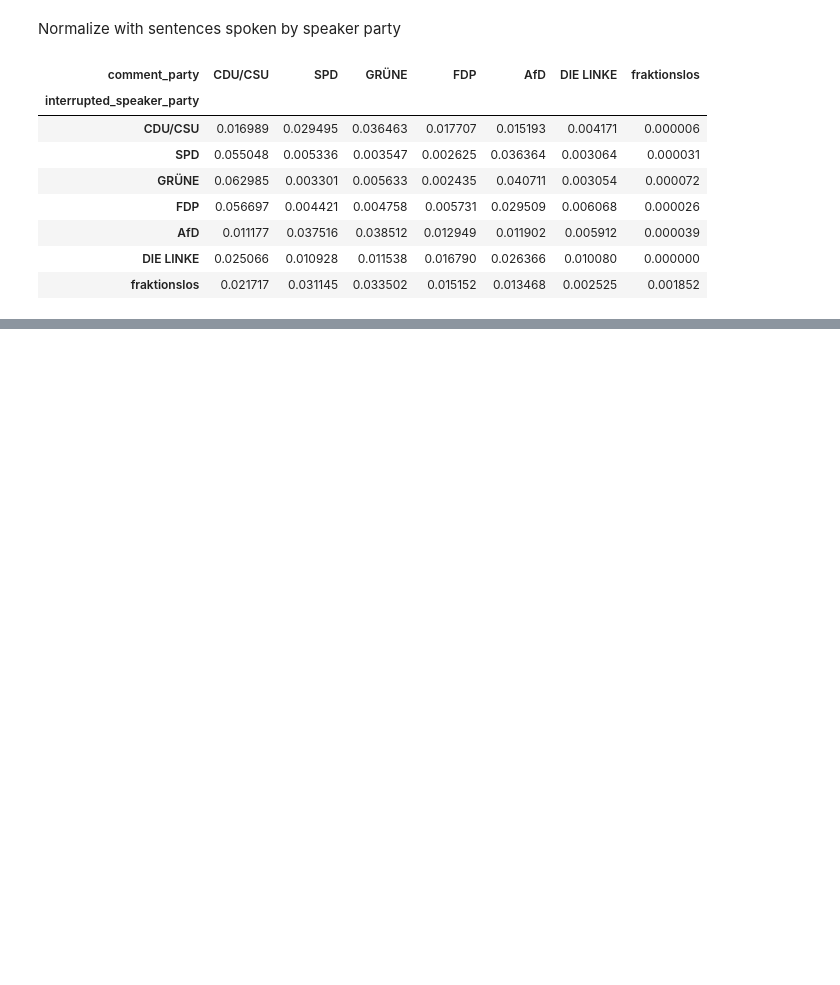
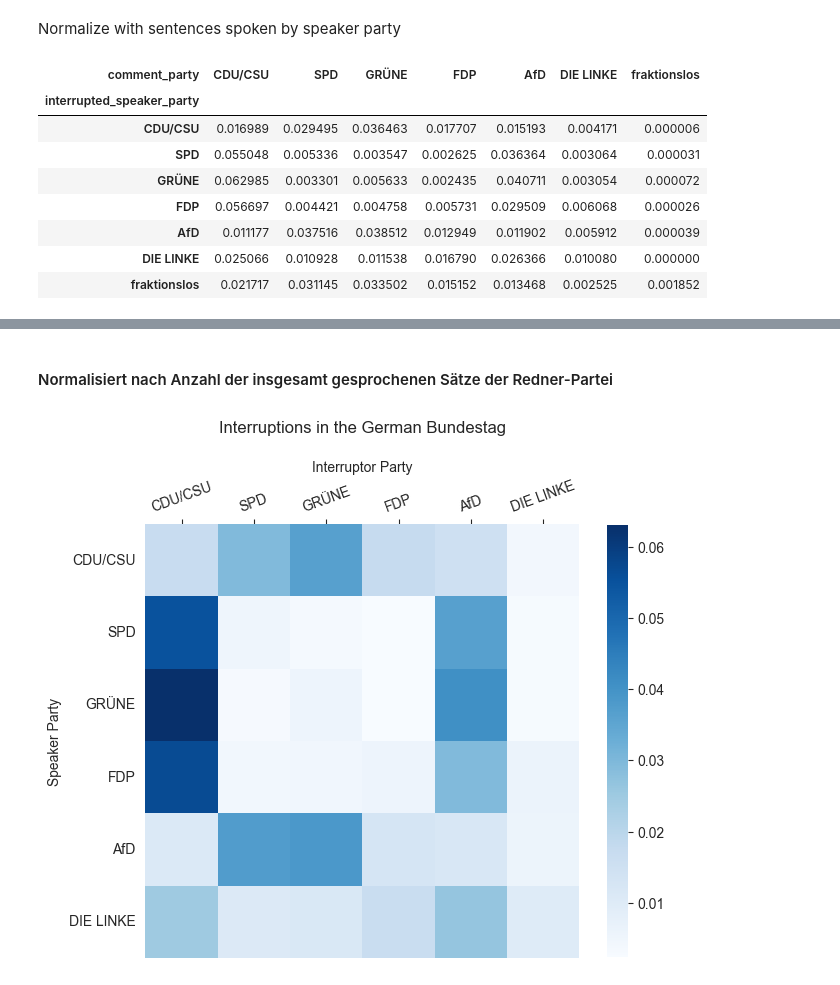
Before and after one commit to stellamoR/bundestag_zwischenrufe, a Jupyter notebook: 04_statistical_analysis.ipynb, the cells around one changed output, grey strips where cells are left out. Cells and saved outputs as stored; diff of their text form; code cells hidden in the pictures; blank space fills up the shorter version.

```diff
--- a/04_statistical_analysis.ipynb
+++ b/04_statistical_analysis.ipynb
@@ -510,0 +280,6 @@ fdp found in 18_003_2013-11-28.json, speaker: {'name': 'Dr. Guido Westerwelle',
+# %% [markdown]
+#### Normalisiert nach Anzahl der insgesamt gesprochenen Sätze der Redner-Partei
+# %%
+plot_interruption_matrix(interruption_matrix_norm_sents)
+# %% [output]
+[figure, added]
```
Also changed, not shown: parts of 97 cells of this notebook, 2 other files.
